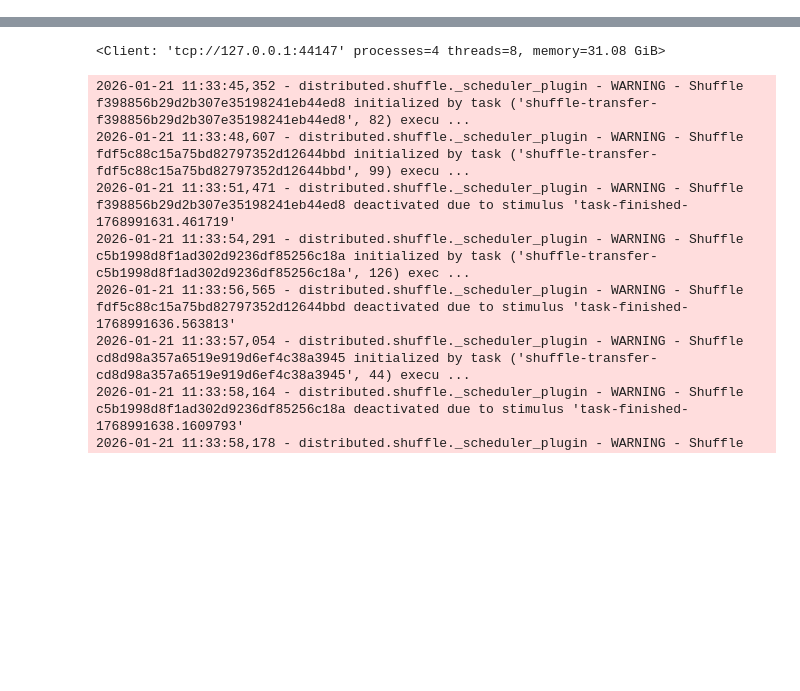
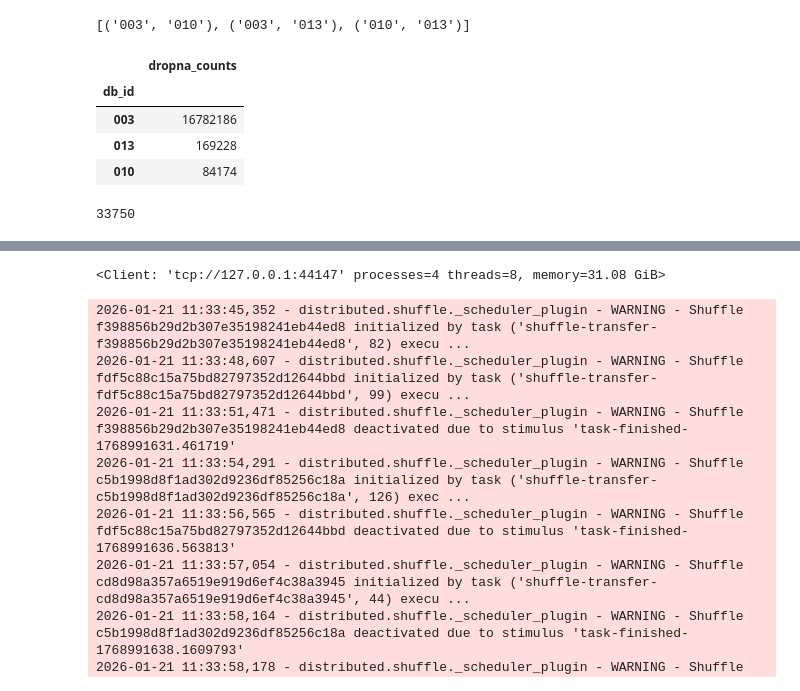
Before and after one commit to zaky02/LibMiner, a Jupyter notebook: clean/stats.ipynb, the cells around one changed output, grey strips where cells are left out. Saved outputs shown, nothing was run; the diff lists cells and outputs as text; code cells hidden in the pictures; blank space fills up the shorter version.

```diff
--- a/clean/stats.ipynb
+++ b/clean/stats.ipynb
@@ -15,0 +132,17 @@ comb = list(combinations(clas, 2))
+# %%
+def convert_folder(hac_folders: Path | str,
+                   keep: list[str] = []) -> dict[str, list[Path]]:
+    hac_folders = Path(hac_folders)
+    pa = list(hac_folders.glob("*.parquet"))
+    clas = defaultdict(list)
+    for p in pa:
+        db = p.stem.split("_")[1].split("_")[0].strip("db")
+        if keep and db not in keep: continue
+        clas[db].append(p)
+    return clas
+
+clas = convert_folder("../../Analysis_DB/HAC_20")
+comb = list(combinations(clas.keys(), 2))
+comb
+# %% [output]
+[('003', '010'), ('003', '013'), ('010', '013')]
@@ -15,0 +190,14 @@ comb = list(combinations(clas, 2))
+# %%
+count = compute_count("../../Analysis_DB/HAC_20")
+count
+# %% [output]
+|  | dropna_counts |
+| db_id |  |
+| 003 | 16782186 |
+| 013 | 169228 |
+| 010 | 84174 |
+# %%
+dd_merged = dd.read_parquet("../../Analysis_DB/HAC_10_dedup")
+len(dd_merged)
+# %% [output]
+33750
```
Also changed, not shown: parts of 31 cells of this notebook.
